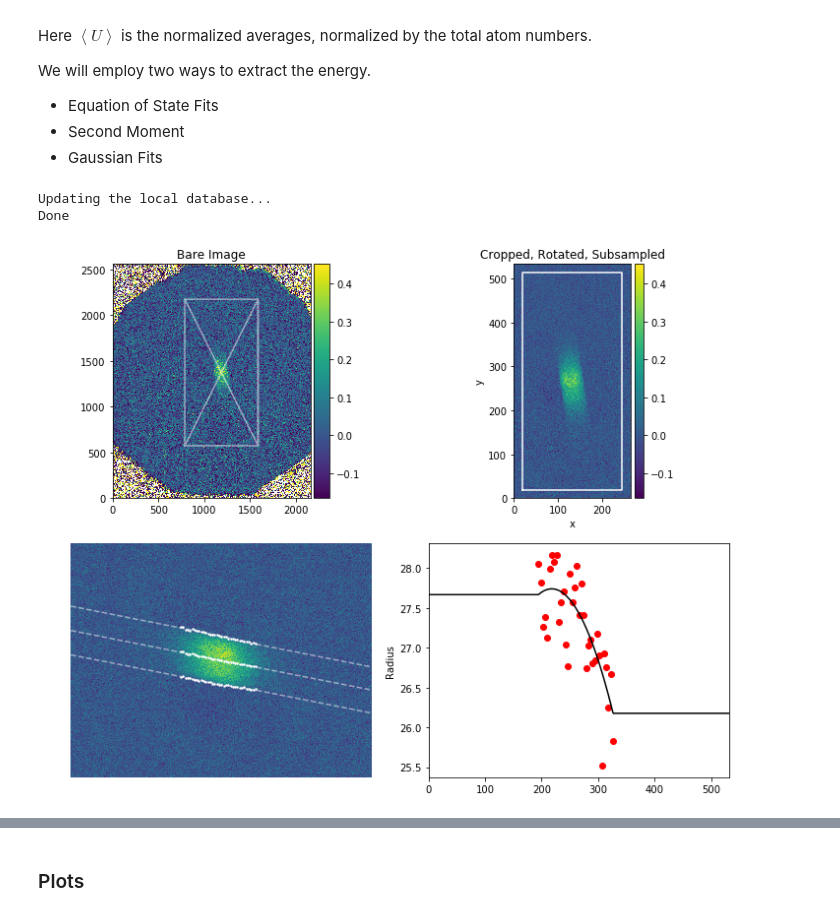
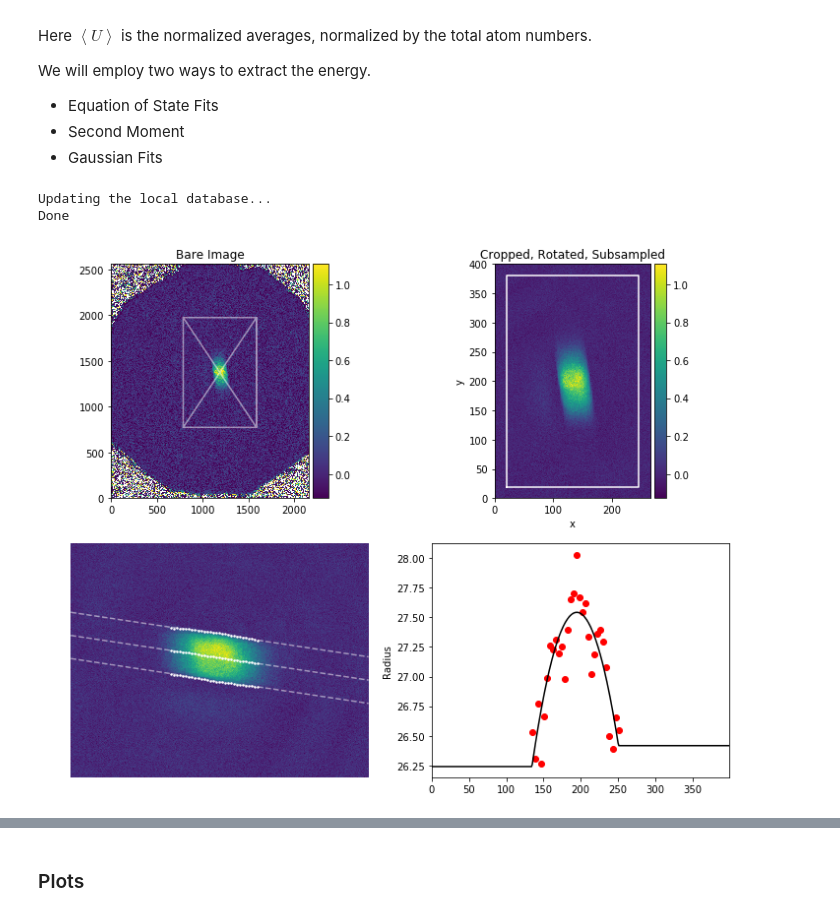
Before and after one commit to ranchop/QCalc, a Jupyter notebook: Daily QCalc/Daily QCalc.ipynb, the cells around one changed output, grey strips where cells are left out. Saved outputs shown, nothing was run; the diff lists cells and outputs as text; code cells hidden in the pictures.

```diff
--- a/Daily QCalc/Daily QCalc.ipynb
+++ b/Daily QCalc/Daily QCalc.ipynb
@@ -1513,0 +1546,3 @@ plt.tight_layout()
+# %%
+# Initialize data frame
+df = pd.DataFrame(columns=['name','imageA','imageB'])
@@ -1513,0 +1614,37 @@ plt.tight_layout()
+# %%
+# post select by atom number
+# define the atom number tolerence for state A and state B
+ToleranceA=0.05
+ToleranceB=0.15
+NA=np.zeros(len(df.imageA))
+NB=np.zeros(len(df.imageB))
+for i in range(0,len(NA)):
+    NA[i]=np.sum(df.imageA[i].N);
+    NB[i]=np.sum(df.imageB[i].N);
+
+NA_median=np.median(NA);
+NB_median=np.median(NB);
+NA_upper_bound=NA_median*(1+ToleranceA)
+NA_lower_bound=NA_median*(1-ToleranceA)
+NB_upper_bound=NB_median*(1+ToleranceB)
+NB_lower_bound=NB_median*(1-ToleranceB)
+maskA=(NA<NA_upper_bound) & (NA>NA_lower_bound)
+maskB=(NB<NB_upper_bound) & (NB>NB_lower_bound)
+mask=maskA & maskB
+invmask=(~mask)
+
+index=np.array(range(0,len(NA)));
+
+plt.plot(index,NA/1e6,'o',label='All data A')
+plt.plot(index,NB/1e6,'o',label='All data B')
+plt.plot(index[invmask],NB[invmask]/1e6,'rx',markersize=15,label='Atom Number filtered B')
+plt.plot(index[invmask],NA[invmask]/1e6,'rx',markersize=15,label='Atom Number filtered A')
+plt.axhspan(NA_lower_bound/1e6, NA_upper_bound/1e6, facecolor='g', alpha=0.2)
+plt.axhspan(NB_lower_bound/1e6, NB_upper_bound/1e6, facecolor='g', alpha=0.2)
+plt.xlim([-1,len(NA)])
+plt.xlabel('Image Index');plt.ylabel('Atom Number (million)')
+plt.show()
+
+dfps=df.copy()
+dfps=df.drop(dfps[invmask].index)
+dfps=dfps.reset_index(drop=True)
@@ -1580,35 +1942,35 @@ df = get_from_clipboard(init=True)
 # %%
 # Load Images
 
 # Load Images
 var = ['ExpansionTime','SideGreenEvap','WaitBox','IREvap','HeatTime','BoxShakeTime', 'ShakingCycles', 'BoxShakeAmp', 'BoxShakeFreq', 'Axial Grad Volt']
 # x_var = 'BoxShakeFreq'
 x_var = 'HeatCycles'
 # x_var = 'ExpansionTime'
 # x_var = 'Axial Grad Volt'
 # x_var = 'ShakingCycles'
 # x_var = 'SideGreenEvap'
 df = get_from_clipboard(df=df, x_var = x_var, image_func=tp.Hybrid_Image, var=var, using=0, display=False)
 
 # Crop images
 settings = {**default_settings,
-            **dict(center_x = 1187, center_y = 1375, width = 800, height = 1600, fudge = 1.75)}
+            **dict(center_x = 1187, center_y = 1375, width = 800, height = 1200, fudge = 1.6)}
 for i, r in df.iterrows(): r.image.set(**settings)
 
 # Test
-test = 0
+test = -1
 ax = plt.subplots(ncols=2, nrows=2, figsize=(10, 8))[1].flatten()
 df.image.iloc[test].plot_crop(ax=ax[0:2])
 ax[1].set(xlabel='x', ylabel='y')
 # ax[2].plot(*df.image.iloc[test].nz.plotdata)
 # ax[2].set(xlabel='z [um]', ylabel='Density n [um^-3]')
 df.image.iloc[test].xsec.infoplot(axs = [ax[2],ax[3]])
 plt.tight_layout()
 plt.show()
 # %% [output]
 Updating the local database...
 Done
-[figure, old version]
+[figure, new version]
 # %%
 # Test Temperature Fits and Second Moment Limits
 
```
Also changed, not shown: parts of 38 cells of this notebook, 6 other files.
